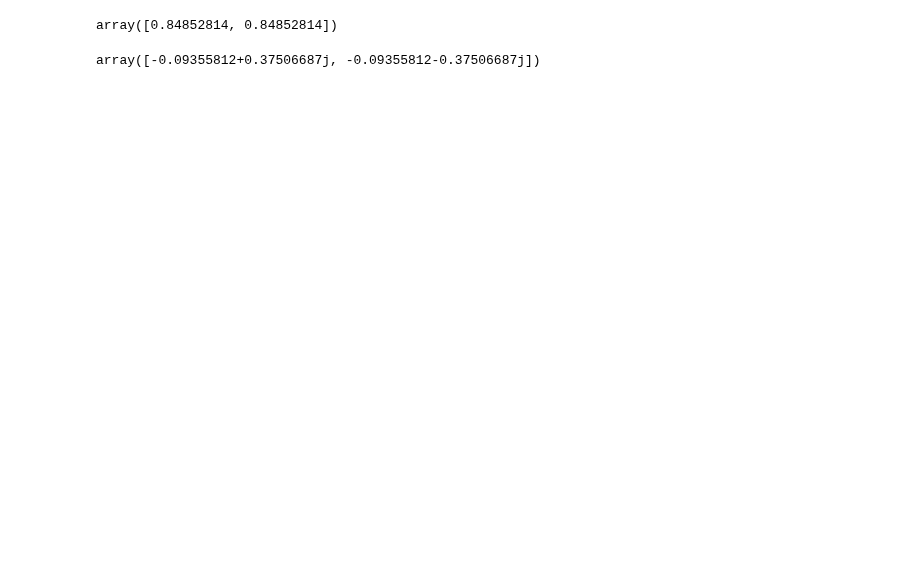
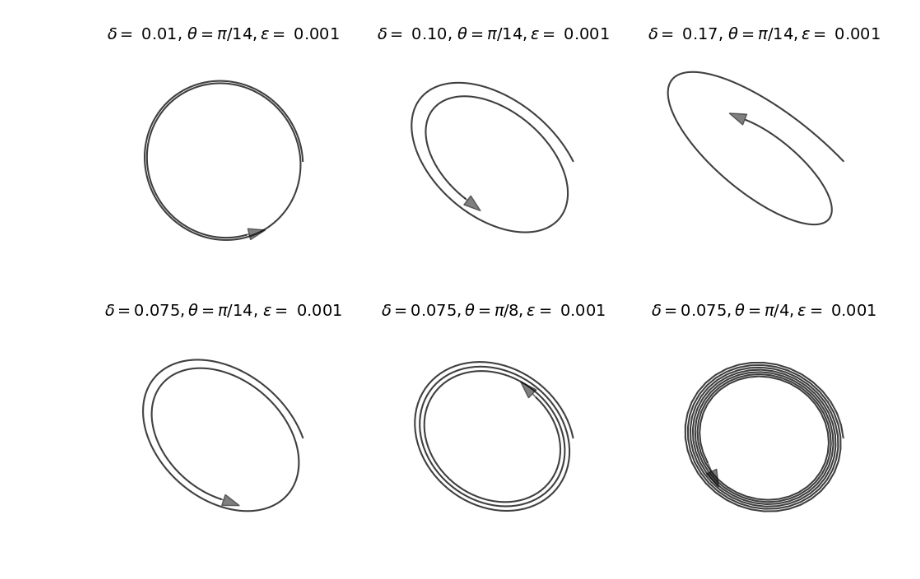
Before and after one commit to BouchardLab/FCCA_analysis, a Jupyter notebook: notebooks/theory/2Dnotebook.ipynb, the cells around one changed output. Drawn from its saved outputs; the diff is of its cells as text; code cells hidden in the pictures; blank space fills up the shorter version.

```diff
--- a/notebooks/theory/2Dnotebook.ipynb
+++ b/notebooks/theory/2Dnotebook.ipynb
@@ -24,11 +22,49 @@ A, Ac = genA(np.pi/4, 0.1, 0.3)
-# %%
-np.abs(np.linalg.eigvals(A))
-# %% [output]
-array([0.84852814, 0.84852814])
-# %%
-np.linalg.eigvals(Ac)
-# %% [output]
-array([-0.09355812+0.37506687j, -0.09355812-0.37506687j])
+# %%
+# Plot trajectories for fixed theta, varying delta, and then fixed delta, varying theta
+fig, ax = plt.subplots(2, 3, figsize=(12, 8))
+
+th1 = np.pi/14
+d1 = np.array([0.01, 0.1, 0.17])
+
+d2 = 0.075
+th2 = np.array([np.pi/14, np.pi/8, np.pi/4])
+th2str = np.array([r'$\theta = \pi/14$, ', r'$\theta = \pi/8, $', r'$\theta = \pi/4, $'])
+
+
+x0 = 1/np.sqrt(2) * np.array([1,0])
+
+for i in range(3):
+
+    # Map to continuous time and then sample the trajectory
+
+    A = genA(th1, 1e-3, d1[i])[1]
+    x = np.array([scipy.linalg.expm(A * k) @ x0 for k in np.linspace(0, 100, 250)])
+    ax[0, i].plot(x[:, 0], x[:, 1], color='k', alpha=0.75)
+    ax[0, i].arrow(x[-1, 0], x[-1, 1],
+            x[-1, 0] - x[-2, 0], x[-1, 1] - x[-2, 1],
+            head_width=0.1, color="k", alpha=0.5)
+
+    ax[0, i].set_xlim([-1, 1])
+    ax[0, i].set_ylim([-1, 1])
+
+    ax[0, i].set_title(r"$\delta =$" + ' %.2f, ' % d1[i] +  r'$\theta = \pi/14, $' + r'$\epsilon =$' + ' %.3f' % 1e-3, fontsize=14)
+    ax[0, i].axis('off')
+
+    A = genA(th2[i], 1e-3, d2)[1]
+    x = np.array([scipy.linalg.expm(A * k) @ x0 for k in np.linspace(0, 100, 250)])
+    ax[1, i].plot(x[:, 0], x[:, 1], color='k', alpha=0.75)
+    ax[1, i].arrow(x[-1, 0], x[-1, 1],
+            x[-1, 0] - x[-2, 0], x[-1, 1] - x[-2, 1],
+            head_width=0.1, color="k", alpha=0.5)
+
+    ax[1, i].set_xlim([-1, 1])
+    ax[1, i].set_ylim([-1, 1])
+
+    ax[1, i].set_title(r"$\delta = 0.075, $" + th2str[i] + r'$\epsilon =$' + ' %.3f' % 1e-3, fontsize=14)
+    ax[1, i].axis('off')
+fig.savefig('/home/akumar/nse/neural_control/figs/loco_indy_merge/2Dtraj_examples.pdf', bbox_inches='tight', pad_inches=0)
+# %% [output]
+[figure, added]
 # %%
 def LQG_score(A):
     P = scipy.linalg.solve_continuous_are(A, np.eye(A.shape[0]), np.eye(A.shape[0]), np.eye(A.shape[0]))
```
Also changed, not shown: parts of 10 cells of this notebook, 30 other files.
